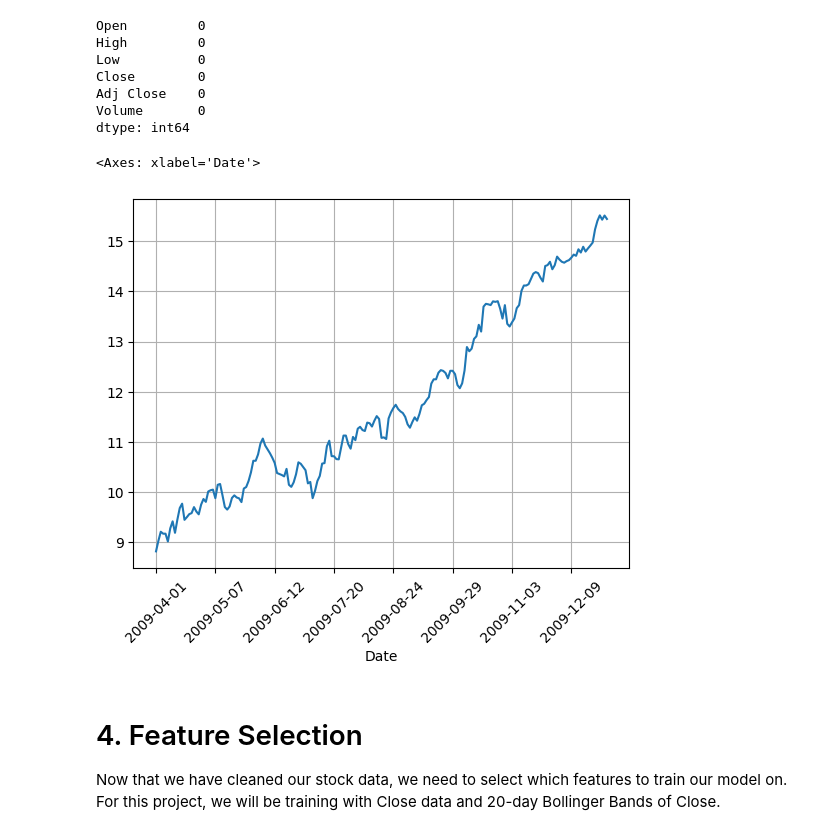
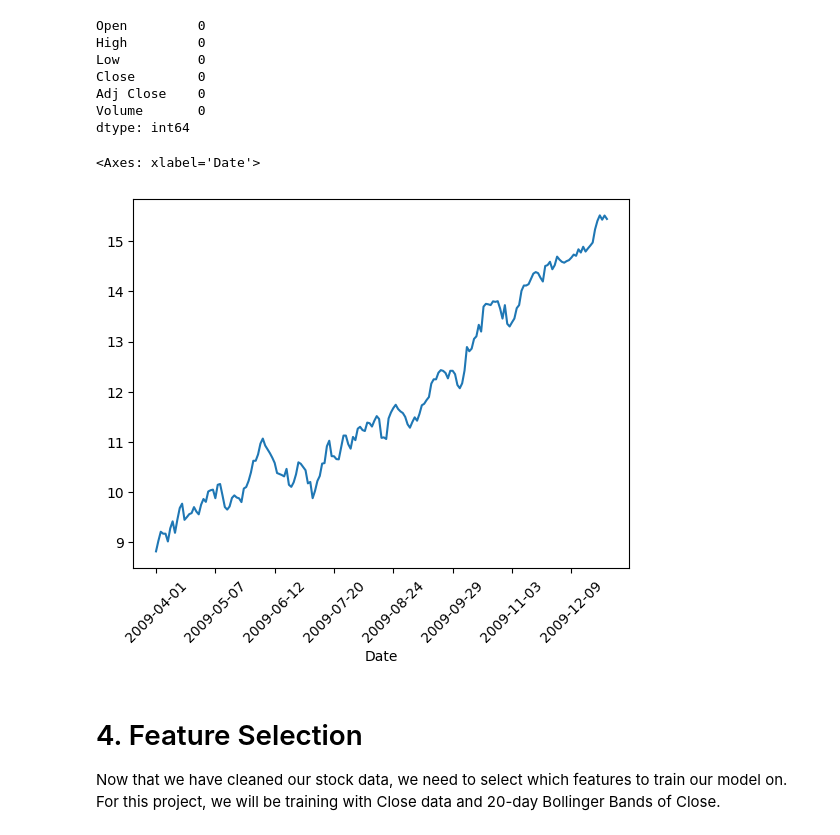
Before and after one commit to bigboy92/fend-matching-game, a Jupyter notebook: project_nb.ipynb, the cells around one changed output. Cells and saved outputs as stored; diff of their text form; code cells hidden in the pictures.

```diff
--- a/project_nb.ipynb
+++ b/project_nb.ipynb
@@ -94,10 +94,10 @@ Volume       0
 dtype: int64
 # %%
 # Plot the cleaned Close Data
-data['Close'].plot(rot=45, grid=True)
+data['Close'].plot(rot=45)
 # %% [output]
 <Axes: xlabel='Date'>
-[figure, old version]
+[figure, new version]
 # %% [markdown]
 # 4. Feature Selection
 Now that we have cleaned our stock data, we need to select which features to train our model on. For this project, we will be training with Close data and 20-day Bollinger Bands of Close.
```
Also changed, not shown: parts of 21 cells of this notebook.
